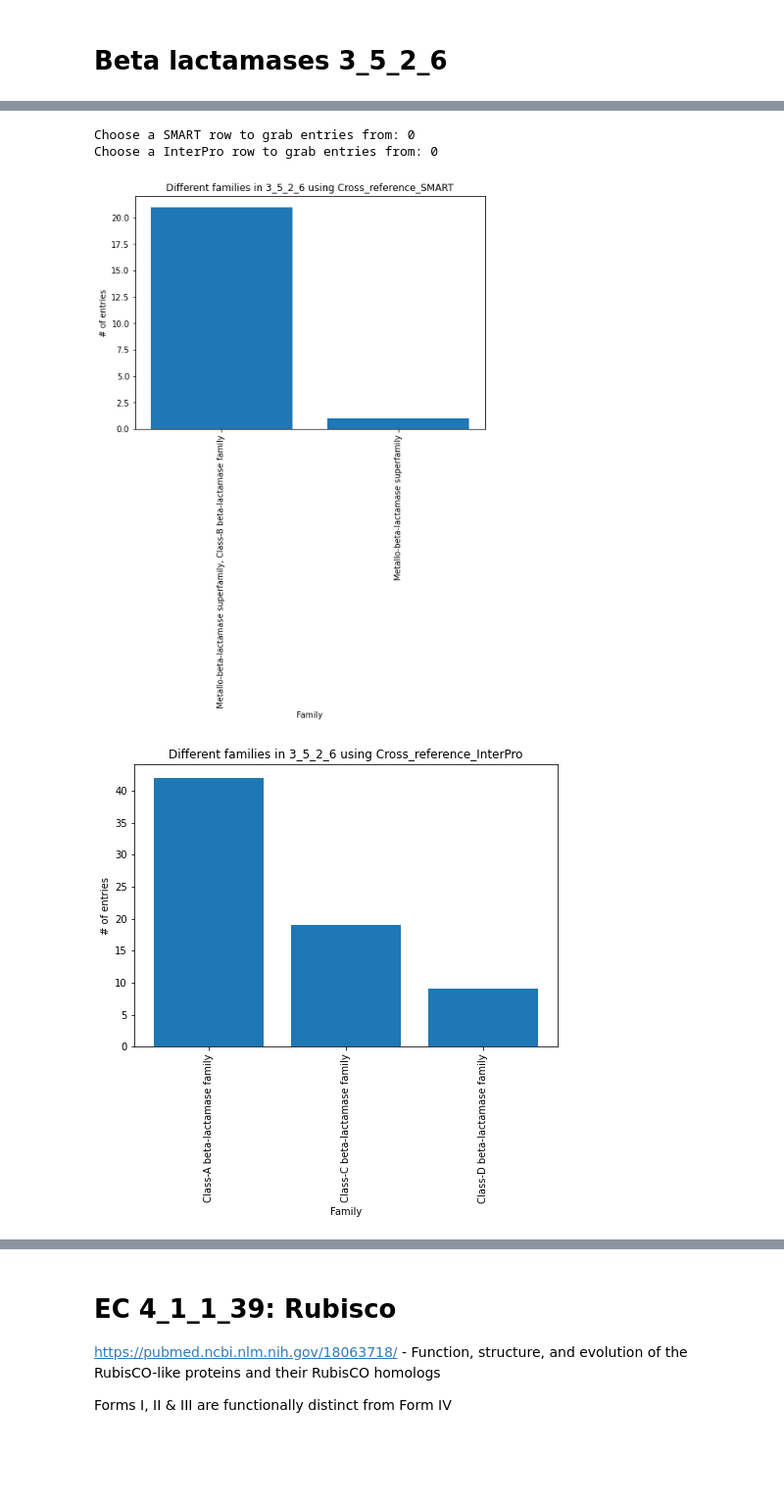
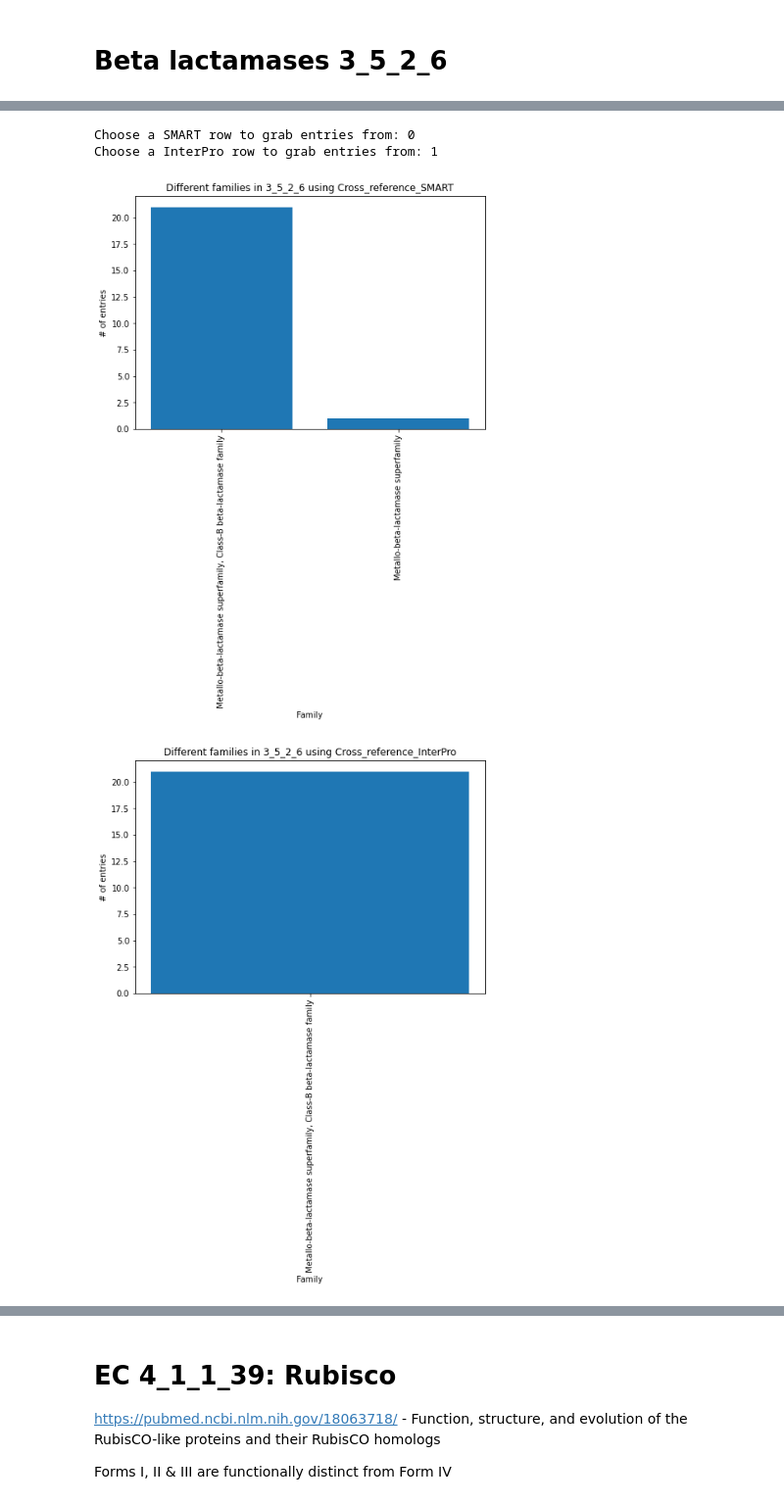
Before and after one commit to SebPorras/bioinfomatics, a Jupyter notebook: notebooks/graphical_filtering.ipynb, the cells around one changed output, grey strips where cells are left out. Shown at 98% size. Drawn from its saved outputs; the diff is of its cells as text; code cells hidden in the pictures; blank space fills up the shorter version.

```diff
--- a/notebooks/graphical_filtering.ipynb
+++ b/notebooks/graphical_filtering.ipynb
@@ -3,7 +3,7 @@ from FilteringScripts import *
 # %% [markdown]
 # Beta lactamases 3_5_2_6
 # %%
-filtered = generate_filtered_entries('3_5_2_6', 0.15, 'BRENDA_KM', 5)
+filtered = generate_filtered_entries('3_5_2_6', 0.15, 'BRENDA_KM', 1)
 # %% [output]
 BRENDA_KM
 3_5_2_6 BRENDA_KM: 55.04% of entries annotated
@@ -12,4 +12,4 @@ BRENDA_KM
 Choose a SMART row to grab entries from: 0
-Choose a InterPro row to grab entries from: 0
+Choose a InterPro row to grab entries from: 1
 [figure]
-[figure, old version]
+[figure, new version]
```
Also changed, not shown: parts of 7 cells of this notebook, 5 other files.
